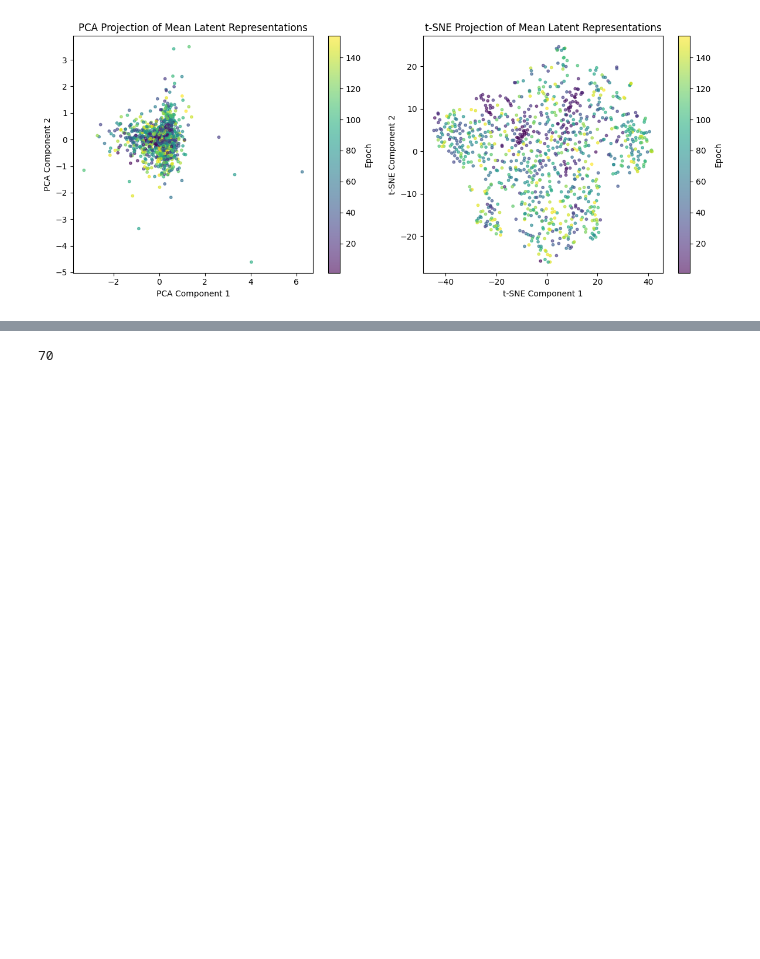
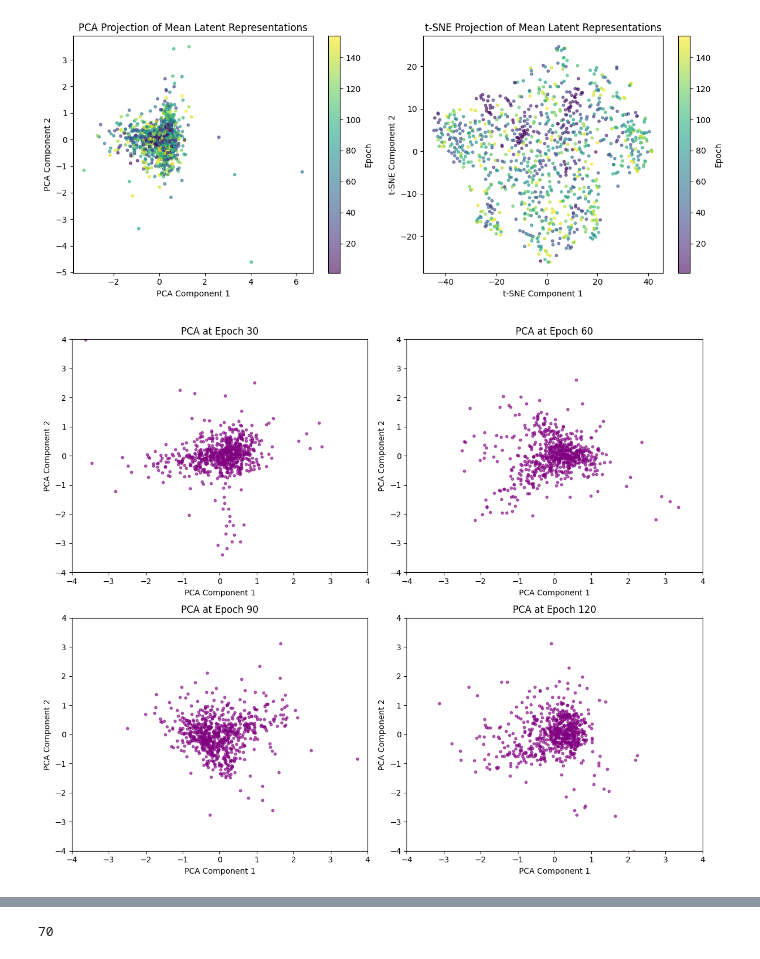
Before and after one commit to EliteApex/PPI-OMEGA, a Jupyter notebook: src/pilot_with_features.ipynb, the cells around one changed output, grey strips where cells are left out. Cells and saved outputs as stored; diff of their text form; code cells hidden in the pictures; blank space fills up the shorter version.

```diff
--- a/src/pilot_with_features.ipynb
+++ b/src/pilot_with_features.ipynb
@@ -401,3 +401,39 @@ plt.tight_layout()
 plt.show()
 # %% [output]
 [figure]
+# %%
+example_df = latent_variables.sample(10000, random_state=42)
+
+epochs_to_plot = [30, 60, 90, 120]
+
+pca_results = {}
+
+for epoch in epochs_to_plot:
+    subset = example_df[example_df['epoch'] == epoch]
+    mu_subset = np.array(subset['mu'].tolist())
+
+    pca = PCA(n_components=2)
+    pca_results[epoch] = pca.fit_transform(mu_subset)
+
+all_x = np.concatenate([pca_results[epoch][:, 0] for epoch in epochs_to_plot])
+all_y = np.concatenate([pca_results[epoch][:, 1] for epoch in epochs_to_plot])
+x_min, x_max = all_x.min(), all_x.max()
+y_min, y_max = all_y.min(), all_y.max()
+
+fig, axes = plt.subplots(2, 2, figsize=(12, 10))
+axes = axes.flatten()  # Flatten for easy indexing
+
+for i, epoch in enumerate(epochs_to_plot):
+    axes[i].scatter(pca_results[epoch][:, 0], pca_results[epoch][:, 1], alpha=0.6, s=10, color='purple')  # No colors
+    axes[i].set_title(f"PCA at Epoch {epoch}")
+    axes[i].set_xlabel("PCA Component 1")
+    axes[i].set_ylabel("PCA Component 2")
+    axes[i].set_xlim(-4, 4)  # Fixed x-axis
+    axes[i].set_ylim(-4, 4)  # Fixed y-axis
+
+plt.tight_layout()
+plt.show()
+
+plt.show()
+# %% [output]
+[figure, added]
```
Also changed, not shown: parts of 11 cells of this notebook, 9 other files.
